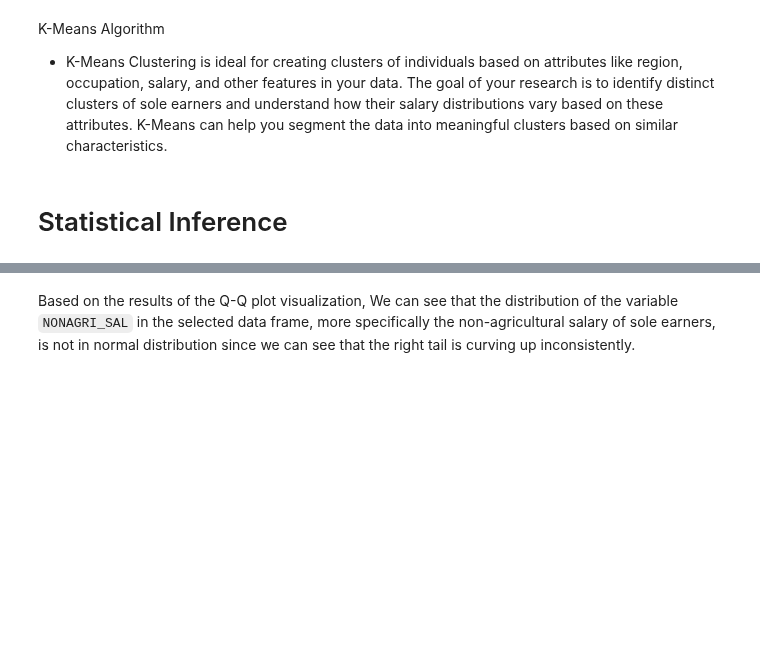
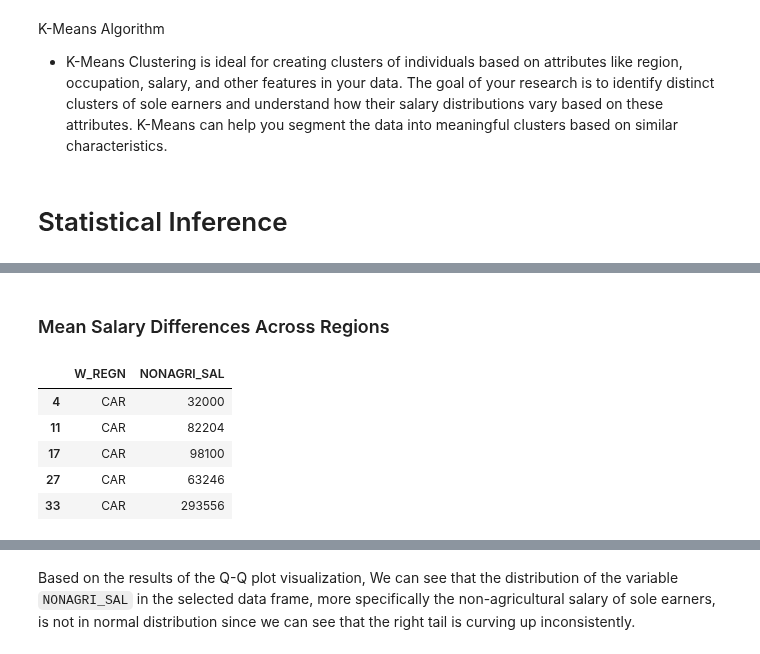
Before and after one commit to chiwasushuba/CSMODEL-Project, a Jupyter notebook: [Phase 2].ipynb, the cells around one changed output, grey strips where cells are left out. Saved outputs shown, nothing was run; the diff lists cells and outputs as text; code cells hidden in the pictures; blank space fills up the shorter version.

```diff
--- a/[Phase 2].ipynb
+++ b/[Phase 2].ipynb
@@ -1258,0 +1255,12 @@ selected_df.head(10)
+# %% [markdown]
+### Mean Salary Differences Across Regions
+# %%
+region_selected_df = selected_df[["W_REGN", "NONAGRI_SAL"]]
+region_selected_df.head()
+# %% [output]
+|  | W_REGN | NONAGRI_SAL |
+| 4 | CAR | 32000 |
+| 11 | CAR | 82204 |
+| 17 | CAR | 98100 |
+| 27 | CAR | 63246 |
+| 33 | CAR | 293556 |
```
Also changed, not shown: parts of 37 cells of this notebook.
